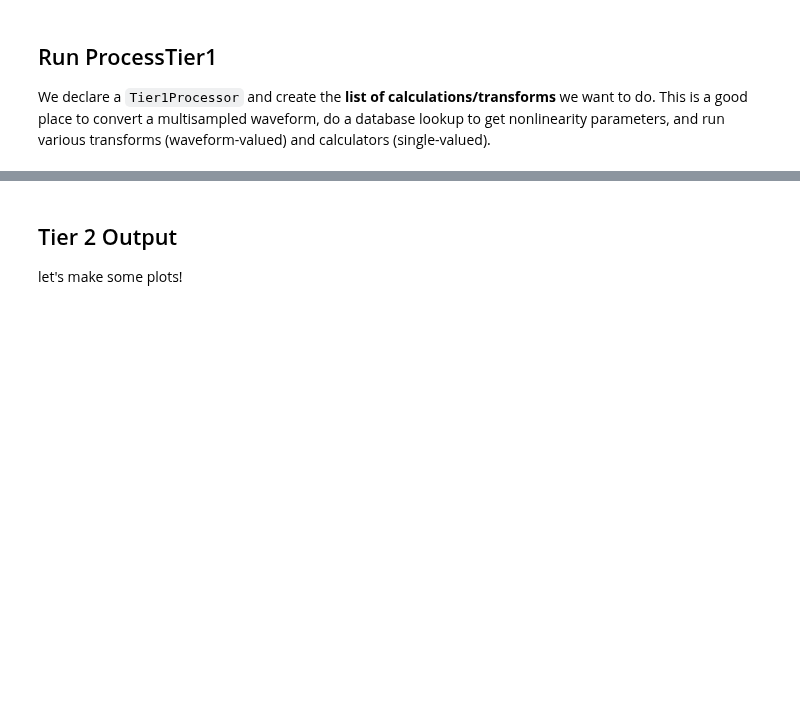
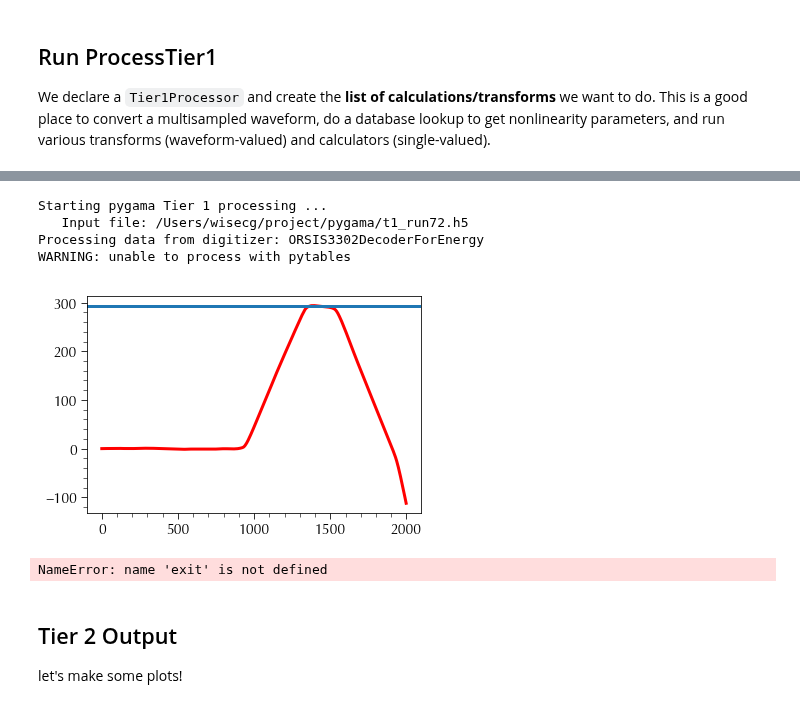
Before and after one commit to legend-exp/pygama, a Jupyter notebook: examples/pygama_demo.ipynb, the cells around one changed output, grey strips where cells are left out. Drawn from its saved outputs; the diff is of its cells as text; code cells hidden in the pictures; blank space fills up the shorter version.

```diff
--- a/examples/pygama_demo.ipynb
+++ b/examples/pygama_demo.ipynb
@@ -167,3 +216,24 @@ Done.
+# %%
+proc = Tier1Processor(t1_options)
+proc.add("fit_baseline", {"i_end":800})
+proc.add("bl_subtract")
+proc.add("trap_filter")
+proc.add("trap_max", {"test":True}) # <---- this is different from before!
+
+ProcessTier1(t1_file,
+             proc,
+             out_prefix="t2",
+             out_dir=data_dir,
+             verbose=True,
+             multiprocess=False,  # <---- this is different from before!
+             settings=t1_options[run])
+# %% [output]
+Starting pygama Tier 1 processing ...
+   Input file: /Users/wisecg/project/pygama/t1_run72.h5
+Processing data from digitizer: ORSIS3302DecoderForEnergy
+WARNING: unable to process with pytables
+[figure, added]
+NameError: name 'exit' is not defined
 # %% [markdown]
 ## Tier 2 Output
 
```
Also changed, not shown: parts of 8 cells of this notebook, 10 other files.
